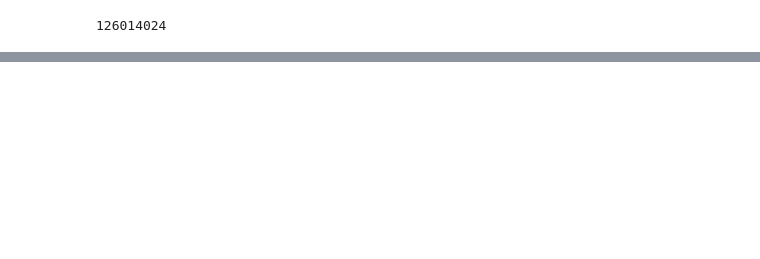
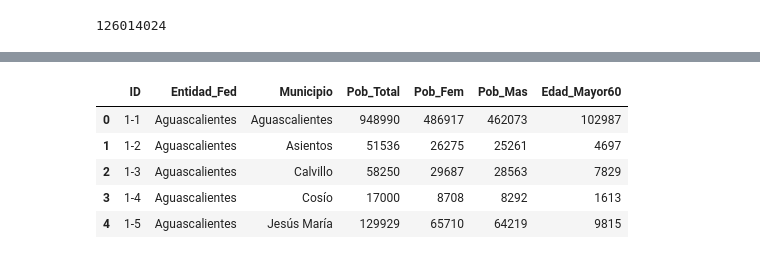
Before and after one commit to MBGUS/ETL-Project, a Jupyter notebook: JCCP/ETL_Notebook.ipynb, the cells around one changed output, grey strips where cells are left out. Drawn from its saved outputs; the diff is of its cells as text; code cells hidden in the pictures; blank space fills up the shorter version.

```diff
--- a/JCCP/ETL_Notebook.ipynb
+++ b/JCCP/ETL_Notebook.ipynb
@@ -170,0 +160,13 @@ end_inegi_df.head()
+# %%
+end_inegi_df = new_inegi_df[['ENTIDAD', 'NOM_ENT', 'NOM_MUN', 'POBTOT', 'POBFEM', 'POBMAS', 'P_60YMAS']].copy()
+end_inegi_df = end_inegi_df.rename(columns = {'ENTIDAD':'ID','NOM_ENT':'Entidad_Fed', 'NOM_MUN':'Municipio', 'POBTOT': 'Pob_Total',\
+                                             'POBFEM':'Pob_Fem', 'POBMAS':'Pob_Mas', 'P_60YMAS':'Edad_Mayor60'}, inplace= False)
+end_inegi_df = end_inegi_df.reset_index(drop=True)
+end_inegi_df.head( )
+# %% [output]
+|  | ID | Entidad_Fed | Municipio | Pob_Total | Pob_Fem | Pob_Mas | Edad_Mayor60 |
+| 0 | 1-1 | Aguascalientes | Aguascalientes | 948990 | 486917 | 462073 | 102987 |
+| 1 | 1-2 | Aguascalientes | Asientos | 51536 | 26275 | 25261 | 4697 |
+| 2 | 1-3 | Aguascalientes | Calvillo | 58250 | 29687 | 28563 | 7829 |
+| 3 | 1-4 | Aguascalientes | Cosío | 17000 | 8708 | 8292 | 1613 |
+| 4 | 1-5 | Aguascalientes | Jesús María | 129929 | 65710 | 64219 | 9815 |
```
Also changed, not shown: parts of 8 cells of this notebook.
